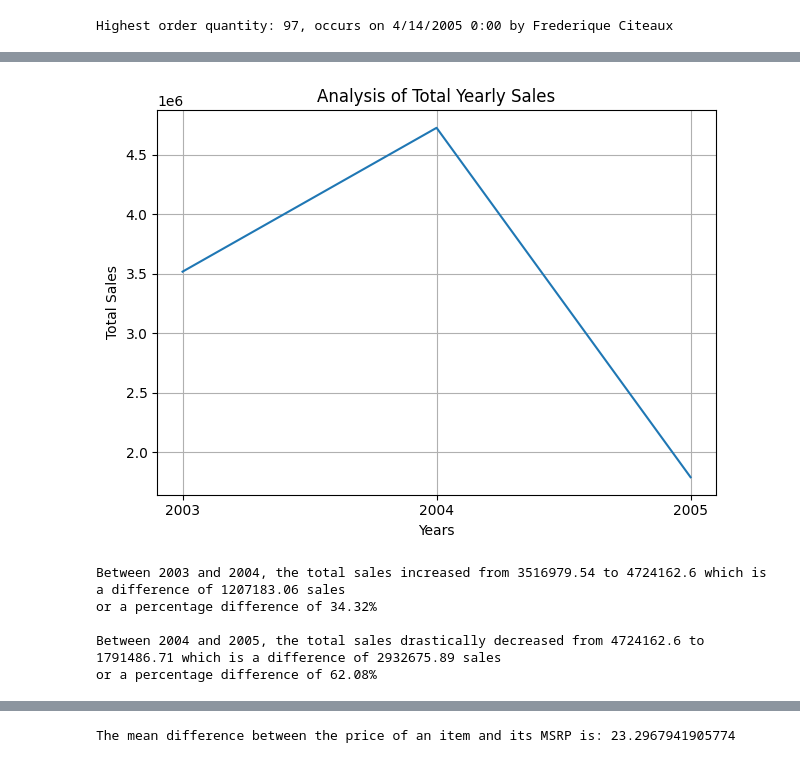
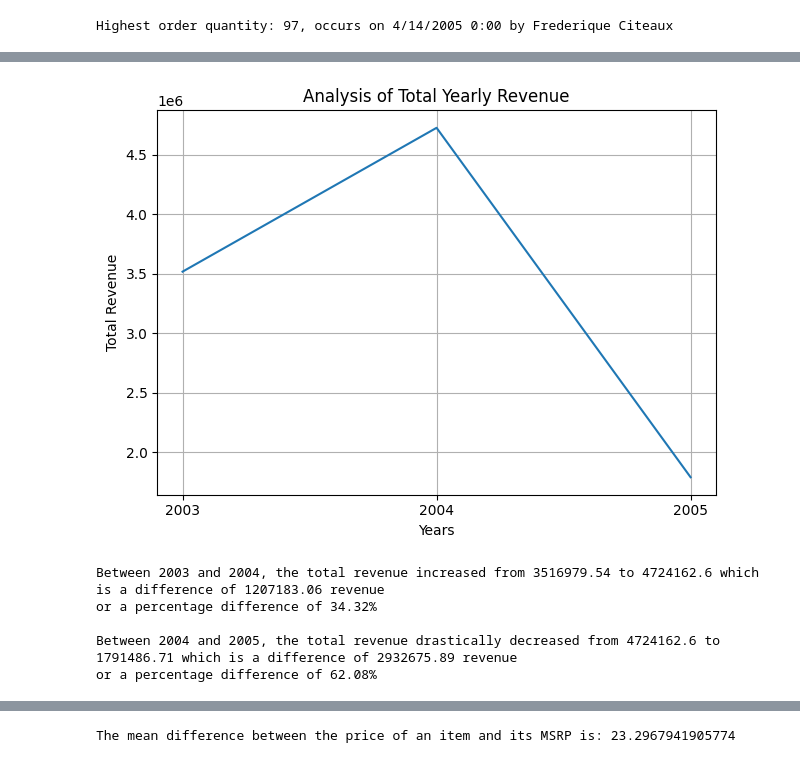
Before and after one commit to ydusf/sales-data-analysis, a Jupyter notebook: analysis/main.ipynb, the cells around one changed output, grey strips where cells are left out. Drawn from its saved outputs; the diff is of its cells as text; code cells hidden in the pictures.

```diff
--- a/analysis/main.ipynb
+++ b/analysis/main.ipynb
@@ -172 +170,24 @@ The sudden decline in total sales after November would also contribute and furth
 As this is when the holidays begin to take place and therefore shopping will dramatically decrease.
+# %%
+# revenue trend to analyse average yearly revenue
+
+yearly_revenue = sales_data_df[['SALES', 'YEAR_ID']].sort_values('YEAR_ID')
+
+avg_yearly_revenue = yearly_revenue.groupby('YEAR_ID')['SALES'].mean()
+
+years, revenue = avg_yearly_revenue.index, avg_yearly_revenue.values
+
+plt.plot(years, revenue)
+plt.xlabel('Years')
+plt.ylabel('Average Revenue')
+plt.title('Analysis of Average Yearly Revenue')
+plt.grid(True)
+plt.xticks(np.arange(min(years), max(years)+1, 1.0))
+plt.tight_layout()
+plt.show()
+
+print(f"""Between 2003 and 2004, the average revenue slightly decreased from {np.round(revenue[0], 2)} to {np.round(revenue[1], 2)} which is a difference of {numerical_difference(revenue[0], revenue[1])} revenue
+or a percentage difference of {percentage_difference(revenue[0], revenue[1])}%\n""")
+
+print(f"""Between 2004 and 2005, the average revenue drastically increased from {np.round(revenue[1], 2)} to {np.round(revenue[2], 2)} which is a difference of {numerical_difference(revenue[1], revenue[2])} revenue
+or a percentage difference of {percentage_difference(revenue[1], revenue[2])}%\n""")
@@ -173,30 +201,28 @@ As this is when the holidays begin to take place and therefore shopping will dra
 # %%
-# Sales trend to analyse total yearly sales
+# revenue trend to analyse total yearly revenue
 
-all_sales = sales_data_df[['SALES', 'YEAR_ID']].sort_values('YEAR_ID')
+total_yearly_revenue = yearly_revenue.groupby('YEAR_ID')['SALES'].sum()
 
-total_yearly_sales = all_sales.groupby('YEAR_ID')['SALES'].sum()
+years, revenue = total_yearly_revenue.index, total_yearly_revenue.values
 
-years, sales = total_yearly_sales.index, total_yearly_sales.values
-
-plt.plot(years, sales)
+plt.plot(years, revenue)
 plt.xlabel('Years')
-plt.ylabel('Total Sales')
-plt.title('Analysis of Total Yearly Sales')
+plt.ylabel('Total Revenue')
+plt.title('Analysis of Total Yearly Revenue')
 plt.grid(True)
 plt.xticks(np.arange(min(years), max(years)+1, 1.0))
 plt.tight_layout()
 plt.show()
 
-print(f"""Between 2003 and 2004, the total sales increased from {np.round(sales[0], 2)} to {np.round(sales[1], 2)} which is a difference of {numerical_difference(sales[0], sales[1])} sales
-or a percentage difference of {percentage_difference(sales[0], sales[1])}%\n""")
+print(f"""Between 2003 and 2004, the total revenue increased from {np.round(revenue[0], 2)} to {np.round(revenue[1], 2)} which is a difference of {numerical_difference(revenue[0], revenue[1])} revenue
+or a percentage difference of {percentage_difference(revenue[0], revenue[1])}%\n""")
 
-print(f"""Between 2004 and 2005, the total sales drastically decreased from {np.round(sales[1], 2)} to {np.round(sales[2], 2)} which is a difference of {numerical_difference(sales[1], sales[2])} sales
-or a percentage difference of {percentage_difference(sales[1], sales[2])}%\n""")
+print(f"""Between 2004 and 2005, the total revenue drastically decreased from {np.round(revenue[1], 2)} to {np.round(revenue[2], 2)} which is a difference of {numerical_difference(revenue[1], revenue[2])} revenue
+or a percentage difference of {percentage_difference(revenue[1], revenue[2])}%\n""")
 # %% [output]
-[figure, old version]
+[figure, new version]
-Between 2003 and 2004, the total sales increased from 3516979.54 to 4724162.6 which is a difference of 1207183.06 sales
+Between 2003 and 2004, the total revenue increased from 3516979.54 to 4724162.6 which is a difference of 1207183.06 revenue
 or a percentage difference of 34.32%
 
-Between 2004 and 2005, the total sales drastically decreased from 4724162.6 to 1791486.71 which is a difference of 2932675.89 sales
+Between 2004 and 2005, the total revenue drastically decreased from 4724162.6 to 1791486.71 which is a difference of 2932675.89 revenue
 or a percentage difference of 62.08%
```
Also changed, not shown: parts of 7 cells of this notebook.
